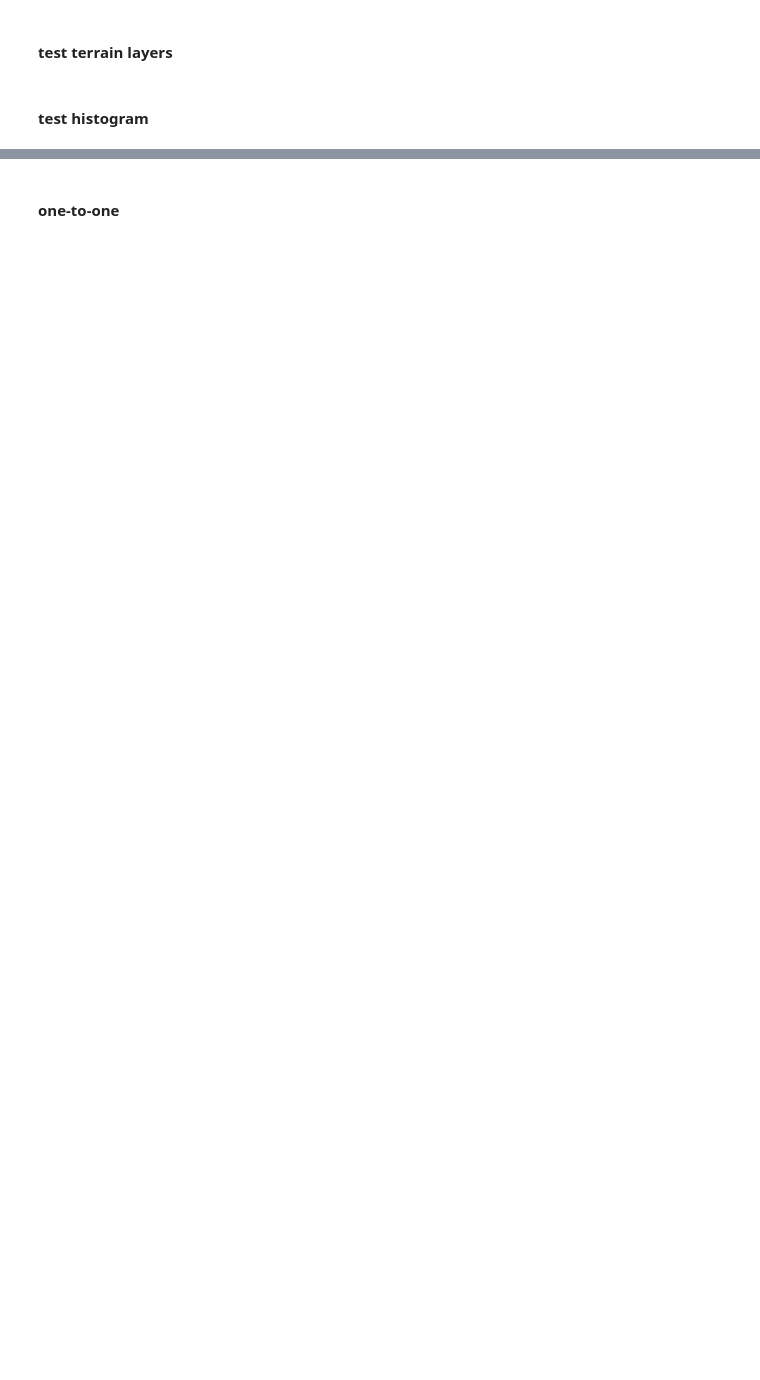
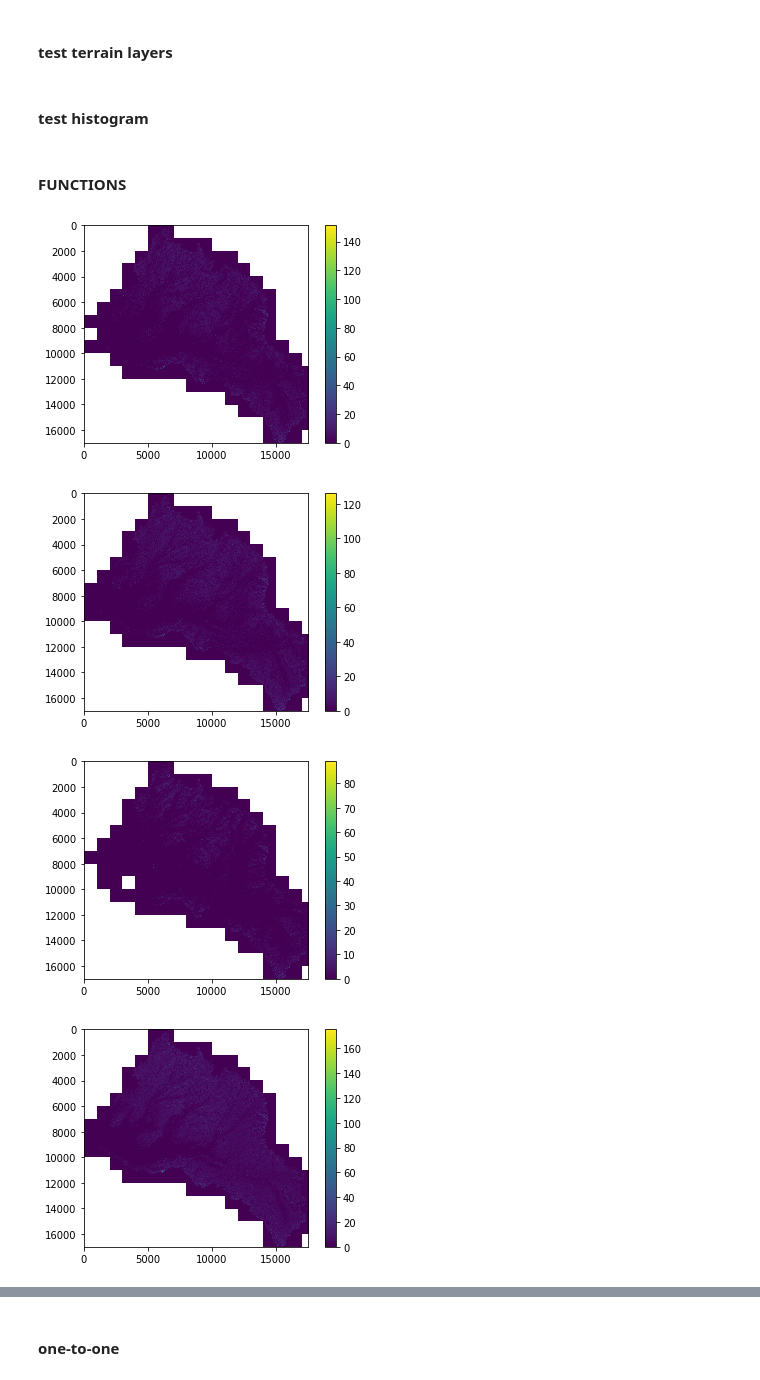
Before and after one commit to meganmason/jlabs, a Jupyter notebook: xarray/tests.ipynb, the cells around one changed output, grey strips where cells are left out. Cells and saved outputs as stored; diff of their text form; code cells hidden in the pictures; blank space fills up the shorter version.

Commit message:
I can make histograms nowjupyter lab &jupyter lab &

```diff
--- a/xarray/tests.ipynb
+++ b/xarray/tests.ipynb
@@ -67,3 +96,23 @@ mu = ds.snow.mean(dim=('x','y'))
 with ProgressBar():
     result = mu.compute()
 result
+# %% [markdown]
+#### FUNCTIONS
+# %%
+# FUNCTION - standardize lidar by mean
+def standard(x):
+    a = np.where(x>0) #, x, np.nan)
+    return x/np.nanmean(a)
+
+s = xr.apply_ufunc(standard, ds.snow, dask='parallelized', output_dtypes=[np.float32])
+# %%
+for i in range(s.time.size):
+
+    plt.imshow(s[i])
+    plt.colorbar()
+    plt.show()
+# %% [output]
+[figure, added]
+[figure, added]
+[figure, added]
+[figure, added]
```
Also changed, not shown: parts of 22 cells of this notebook.
